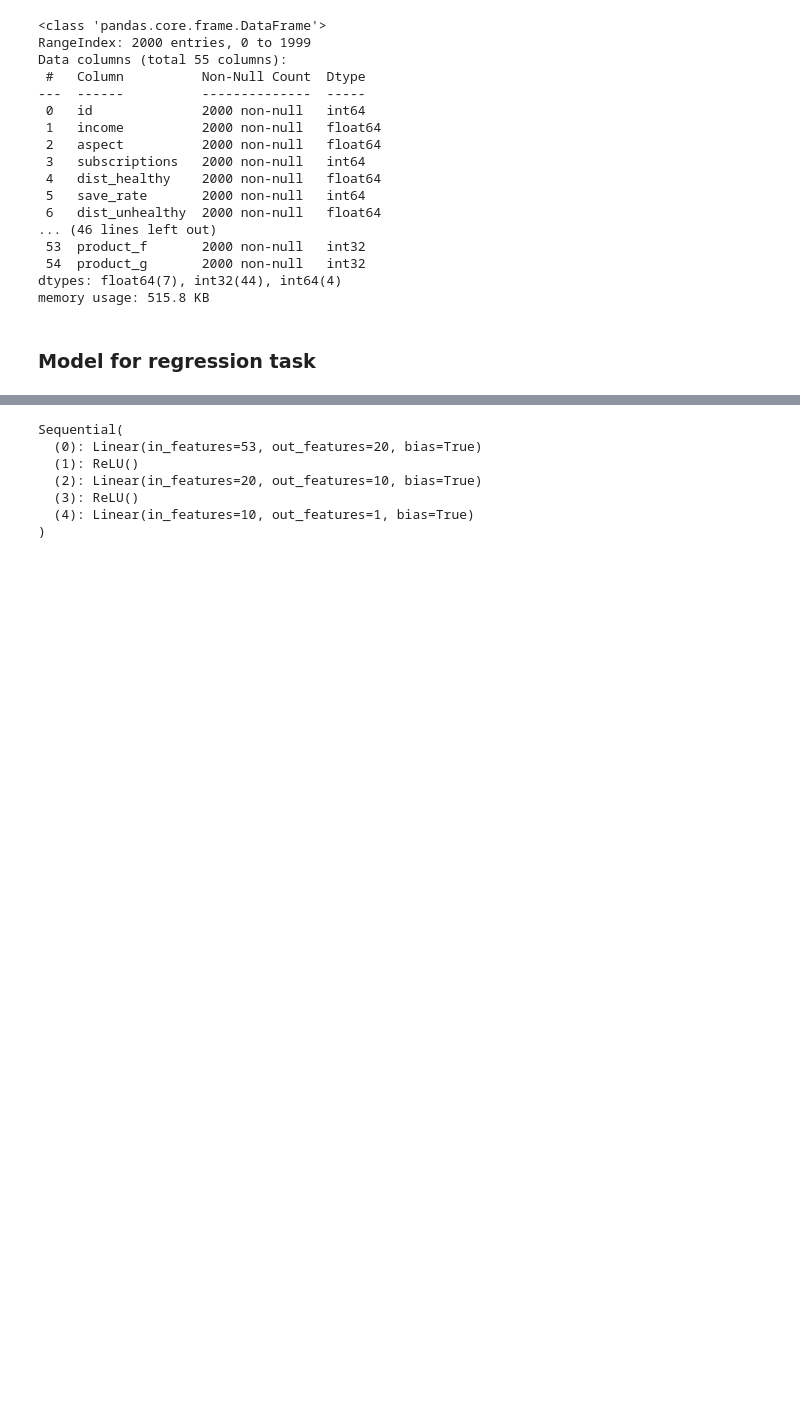
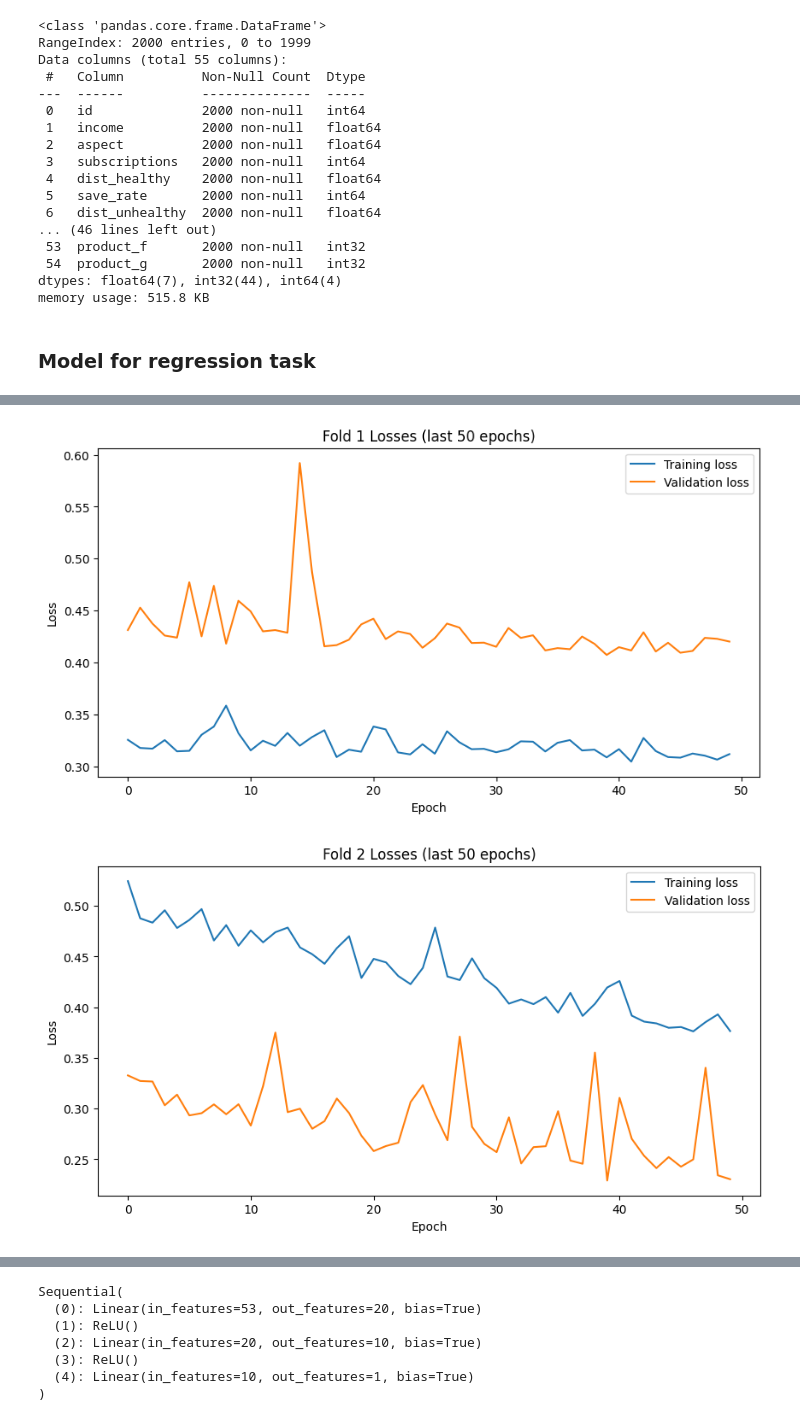
Before and after one commit to omar11205/torchDeepLearning, a Jupyter notebook: ANN/torch_schedules.ipynb, the cells around one changed output, grey strips where cells are left out. Drawn from its saved outputs; the diff is of its cells as text; code cells hidden in the pictures; blank space fills up the shorter version.

```diff
--- a/ANN/torch_schedules.ipynb
+++ b/ANN/torch_schedules.ipynb
@@ -238,0 +249,20 @@ Fold score (RSME) 1.051897644996643
+# %%
+# function to plot the last n epochs train and test losses of each fold
+def plot_last_n_epochs(train_los, val_los, n):
+    for i in range(len(train_losses_all_folds)):
+        train = train_los[i]
+        val = val_los[i]
+
+        plt.figure(figsize=(10, 5))
+        plt.plot(train[-n:], label='Training loss')
+        plt.plot(val[-n:], label='Validation loss')
+        plt.title(f"Fold {i + 1} Losses (last {n} epochs)")
+        plt.xlabel('Epoch')
+        plt.ylabel('Loss')
+        plt.legend()
+        plt.show()
+
+plot_last_n_epochs(train_losses_all_folds, val_losses_all_folds, 50)
+# %% [output]
+[figure, added]
+[figure, added]
```
Also changed, not shown: parts of 3 cells of this notebook.
